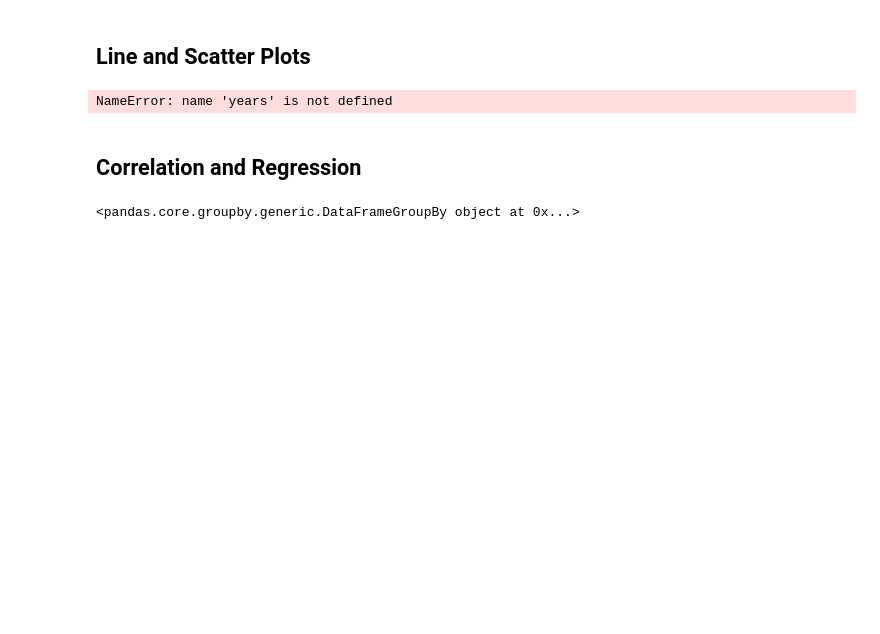
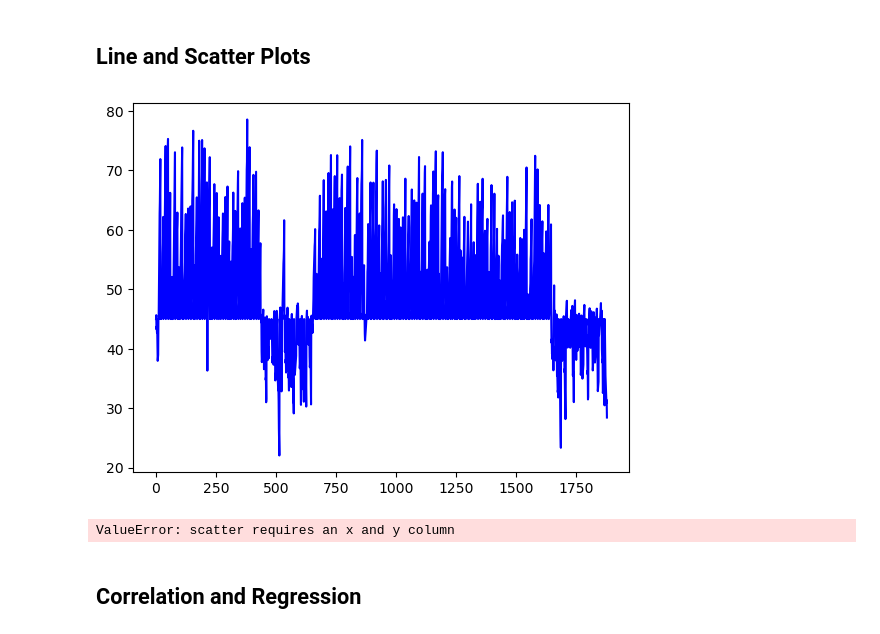
Before and after one commit to stephfer17/challeneg5, a Jupyter notebook: pymaceuticals_starter.ipynb, the cells around one changed output. Cells and saved outputs as stored; diff of their text form; code cells hidden in the pictures; blank space fills up the shorter version.

```diff
--- a/pymaceuticals_starter.ipynb
+++ b/pymaceuticals_starter.ipynb
@@ -212,21 +243,22 @@ plt.show()
 ## Line and Scatter Plots
 # %%
 # Generate a line plot of tumor volume vs. time point for a single mouse treated with Capomulin
-
-world_avg, = plt.plot(years, average_unemployment, color="blue", label="World Average" )
+#to make the series readable
+clean_combines["Tumor Volume (mm3)"]= pd.to_numeric(clean_combines["Tumor Volume (mm3)"])
+xaxis =clean_combines["Tumor Volume (mm3)"]
+#yaxis
+pltline, = plt.plot(xaxis, color="blue", label="tumor volume vs. time point" )
 # %% [output]
-NameError: name 'years' is not defined
+[figure, added]
+# %%
+# Generate a scatter plot of mouse weight vs. the average observed tumor volume for the entire Capomulin regimen
+weight = clean_combines["Weight (g)"]
+
+clean_combines.plot(kind="scatter", x="weight",  grid=True, figsize=(8,8),title="mouse weight vs. the average observed tumor")
+# %% [output]
+ValueError: scatter requires an x and y column
 # %% [markdown]
 ## Correlation and Regression
-# %%
-# Generate a scatter plot of mouse weight vs. the average observed tumor volume for the entire Capomulin regimen
-weight = clean_combines["Weight (g)"]
-Capomulin_vol = clean_combines.groupby(["Drug Regimen"])
-
-#tumour_volume = Capomulin_vol["Capomulin"].mean()
-#tumour_volume.plot(kind="scatter", x="weight", y="tumour_volume", grid=True, figsize=(8,8),title="MPG Vs. Horsepower")
-# %% [output]
-<pandas.core.groupby.generic.DataFrameGroupBy object at 0x...>
 # %%
 # Calculate the correlation coefficient and a linear regression model
 # for mouse weight and average observed tumor volume for the entire Capomulin regimen
```
Also changed, not shown: parts of 4 cells of this notebook.
